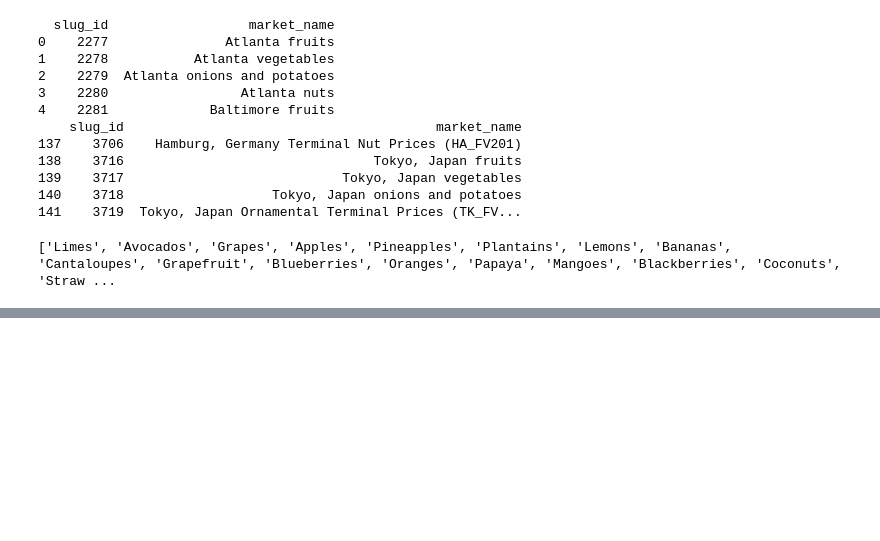
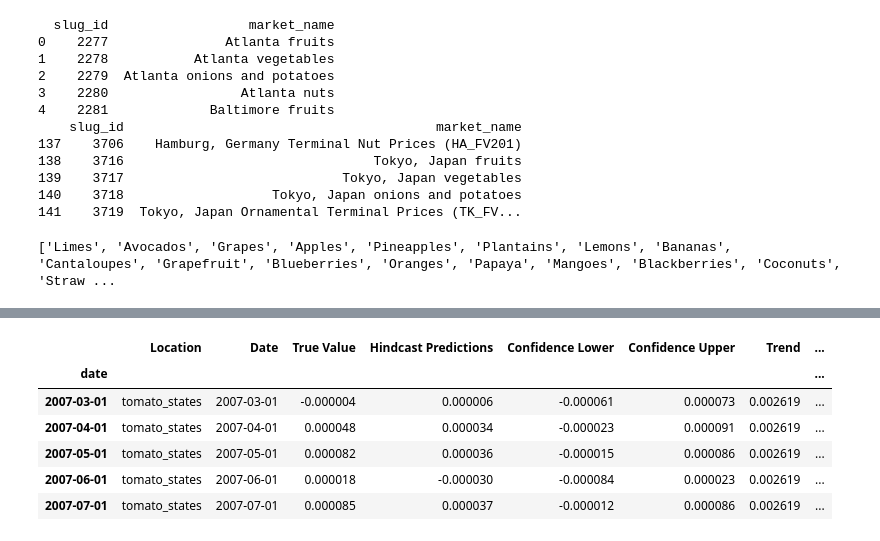
Before and after one commit to saravanadinesh/ProducePrices, a Jupyter notebook: usda_mmn_demo.ipynb, the cells around one changed output, grey strips where cells are left out. Saved outputs shown, nothing was run; the diff lists cells and outputs as text; code cells hidden in the pictures; blank space fills up the shorter version.

```diff
--- a/usda_mmn_demo.ipynb
+++ b/usda_mmn_demo.ipynb
@@ -173,0 +201,16 @@ plt.show()
+# %%
+area_name = "tomato_states"
+input_filepath = "C:/Users/sarav/OneDrive - Fordham University/Planette/Code/data/"+area_name+"/"+"hindcasts_pr_"+area_name+".csv"
+# Get the raw precip data
+rawdf = pd.read_csv(input_filepath)
+rawdf['date'] = pd.to_datetime(rawdf['Date'])
+rawdf.set_index('date', inplace=True)
+rawdf.head()
+# %% [output]
+|  | Location | Date | True Value | Hindcast Predictions | Confidence Lower | Confidence Upper | Trend | ... |
+| date |  |  |  |  |  |  |  | ... |
+| 2007-03-01 | tomato_states | 2007-03-01 | -0.000004 | 0.000006 | -0.000061 | 0.000073 | 0.002619 | ... |
+| 2007-04-01 | tomato_states | 2007-04-01 | 0.000048 | 0.000034 | -0.000023 | 0.000091 | 0.002619 | ... |
+| 2007-05-01 | tomato_states | 2007-05-01 | 0.000082 | 0.000036 | -0.000015 | 0.000086 | 0.002619 | ... |
+| 2007-06-01 | tomato_states | 2007-06-01 | 0.000018 | -0.000030 | -0.000084 | 0.000023 | 0.002619 | ... |
+| 2007-07-01 | tomato_states | 2007-07-01 | 0.000085 | 0.000037 | -0.000012 | 0.000086 | 0.002619 | ... |
```
Also changed, not shown: parts of 13 cells of this notebook, 4 other files.
